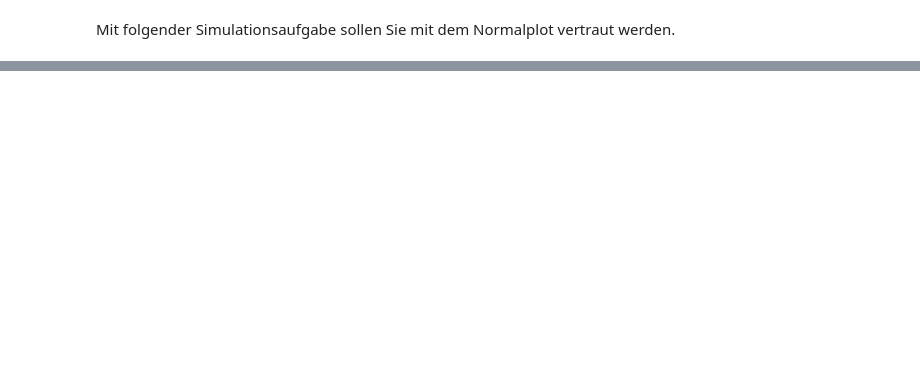
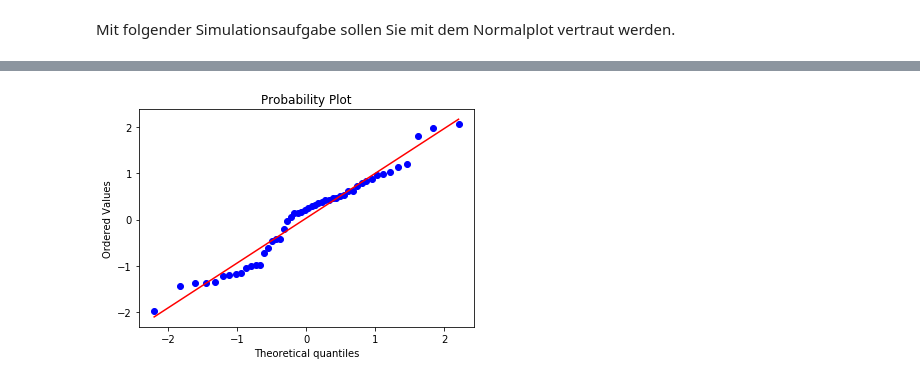
Before and after one commit to randombenj/hslu-statistics, a Jupyter notebook: sw05/exercise-5.1.ipynb, the cells around one changed output, grey strips where cells are left out. Saved outputs shown, nothing was run; the diff lists cells and outputs as text; code cells hidden in the pictures; blank space fills up the shorter version.

```diff
--- a/sw05/exercise-5.1.ipynb
+++ b/sw05/exercise-5.1.ipynb
@@ -18,0 +23,4 @@ st.probplot(x,plot=plt)
+# %%
+plot(lambda: st.norm.rvs(size=50))
+# %% [output]
+[figure, added]
```
Also changed, not shown: parts of 15 cells of this notebook.
